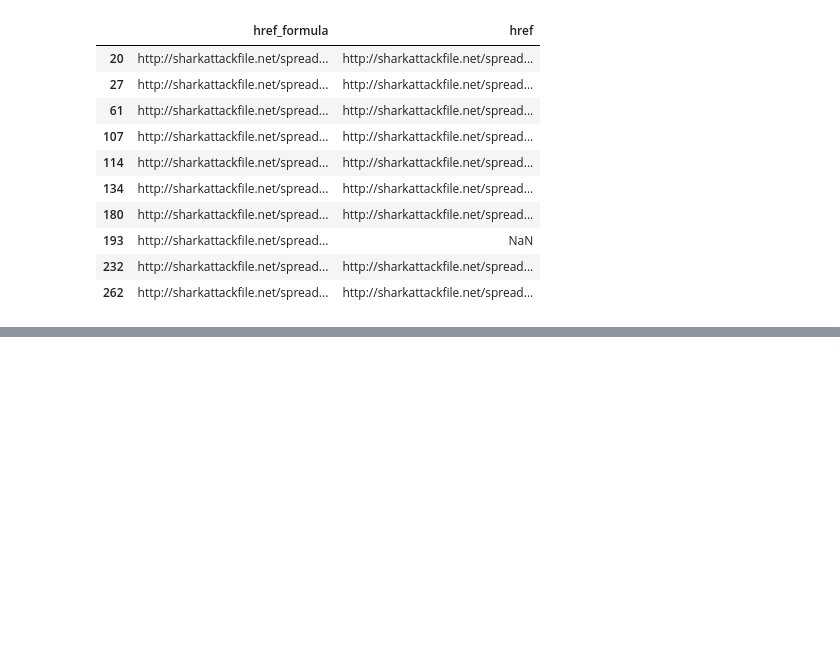
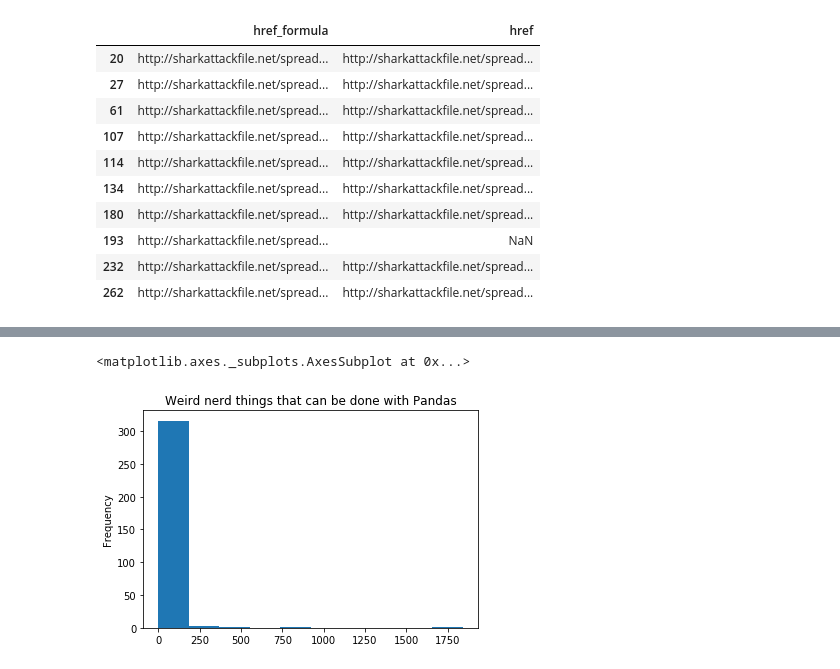
Before and after one commit to davidlafuentem/data-labs, a Jupyter notebook: module-1/pandas-project/your-code/data-wrangling.ipynb, the cells around one changed output, grey strips where cells are left out. Drawn from its saved outputs; the diff is of its cells as text; code cells hidden in the pictures; blank space fills up the shorter version.

Commit message:
Almost all it is quite clean...

```diff
--- a/module-1/pandas-project/your-code/data-wrangling.ipynb
+++ b/module-1/pandas-project/your-code/data-wrangling.ipynb
@@ -234,0 +184,14 @@ print("falses:",count)
+# %%
+#Eliminating any possible space at the begining and at the end of all the words
+
+#Choosing columns
+list_columns = ['Year', 'Date', 'Country', 'Area', 'Location', 'Gender', 'Age', 'Type', 'Activity', 'Fatal', 'Injury', 'Species', 'Name','Investigator/Source', 'pdf', 'href_formula', 'href', 'original_order']
+
+#Eliminate blank spaces for each column
+for column in list_columns:
+    try:
+        df[column] = df[column].str.strip()
+    except: #if the value is not string it will give a error but program don't crashes
+        print("Column: ",column,"is not string")
+
+df.head(10)
@@ -234,0 +212,9 @@ print("falses:",count)
+# %%
+#Mistakes to be clean in column Date: Remplace . by - in order to use as a date. After the remplace, it is necessary
+#to eliminate the "-X" characters after the day.
+#possitions that are not dates.
+
+df['Date'] = df['Date'].str.replace(".","-")
+df['Date'] = df['Date'].str.extract(r"(\d{4}-\d{2}-\d{2})")
+
+df.head(5)
@@ -234,0 +228,15 @@ print("falses:",count)
+# %%
+import numpy as np
+import matplotlib.pyplot as plt
+
+"""
+chartDangerousZones = pd.Series('Area') # generate a pandas series
+.plot(kind='hist', title='Weird nerd things that can be done with Pandas') # hist computes distribution
+plt.show()
+"""
+
+df.groupby('Country')['Fatal'].value_counts().plot(kind='hist',title='Weird nerd things that can be done with Pandas')
+#plt.show()
+# %% [output]
+<matplotlib.axes._subplots.AxesSubplot at 0x...>
+[figure, added]
```
Also changed, not shown: parts of 6 cells of this notebook, 2 other files.
